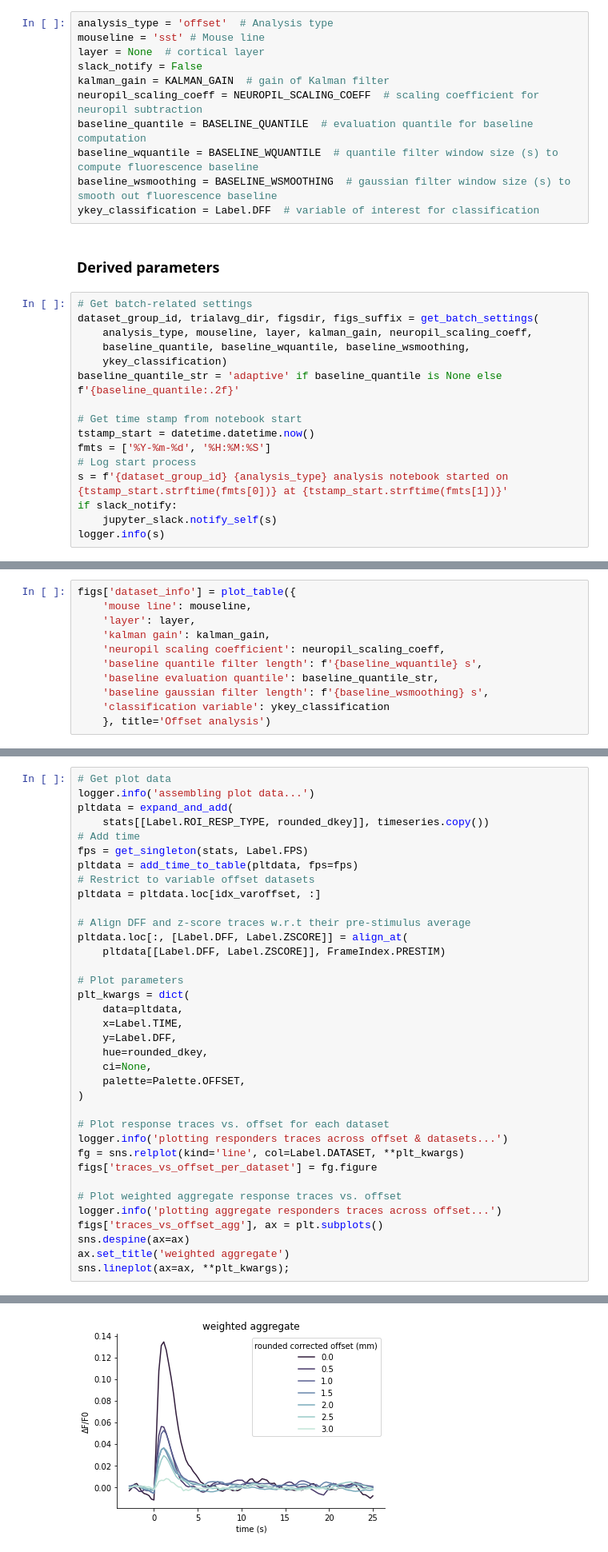
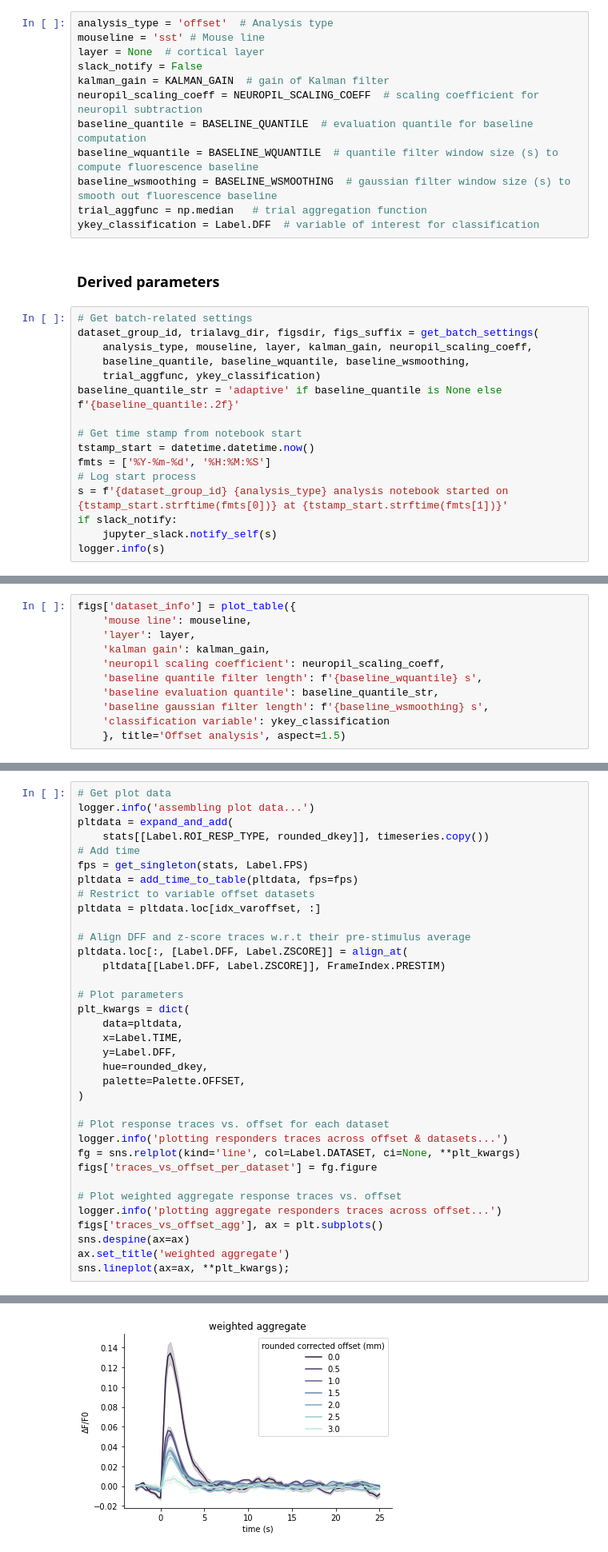
Before and after one commit to shohamlab/usnm2p, a Jupyter notebook: spatial_offset_analysis.ipynb, the cells around one changed output, grey strips where cells are left out. Shown: that part at 80% size. Cells and saved outputs as stored; diff of their text form.

```diff
--- a/spatial_offset_analysis.ipynb
+++ b/spatial_offset_analysis.ipynb
@@ -38,6 +38,7 @@ neuropil_scaling_coeff = NEUROPIL_SCALING_COEFF  # scaling coefficient for neuro
 baseline_quantile = BASELINE_QUANTILE  # evaluation quantile for baseline computation
 baseline_wquantile = BASELINE_WQUANTILE  # quantile filter window size (s) to compute fluorescence baseline
 baseline_wsmoothing = BASELINE_WSMOOTHING  # gaussian filter window size (s) to smooth out fluorescence baseline
+trial_aggfunc = np.median   # trial aggregation function
 ykey_classification = Label.DFF  # variable of interest for classification
 # %% [markdown]
 ### Derived parameters
@@ -46,7 +47,7 @@ ykey_classification = Label.DFF  # variable of interest for classification
 dataset_group_id, trialavg_dir, figsdir, figs_suffix = get_batch_settings(
     analysis_type, mouseline, layer, kalman_gain, neuropil_scaling_coeff,
     baseline_quantile, baseline_wquantile, baseline_wsmoothing,
-    ykey_classification)
+    trial_aggfunc, ykey_classification)
 baseline_quantile_str = 'adaptive' if baseline_quantile is None else f'{baseline_quantile:.2f}'
 
 # Get time stamp from notebook start
@@ -72,5 +73,5 @@ figs['dataset_info'] = plot_table({
     'baseline evaluation quantile': baseline_quantile_str,
     'baseline gaussian filter length': f'{baseline_wsmoothing} s',
     'classification variable': ykey_classification
-    }, title='Offset analysis')
+    }, title='Offset analysis', aspect=1.5)
 # %% [output]
@@ -353,13 +354,12 @@ plt_kwargs = dict(
     x=Label.TIME,
     y=Label.DFF,
     hue=rounded_dkey,
-    ci=None,
     palette=Palette.OFFSET,
 )
 
 # Plot response traces vs. offset for each dataset
 logger.info('plotting responders traces across offset & datasets...')
-fg = sns.relplot(kind='line', col=Label.DATASET, **plt_kwargs)
+fg = sns.relplot(kind='line', col=Label.DATASET, ci=None, **plt_kwargs)
 figs['traces_vs_offset_per_dataset'] = fg.figure
 
 # Plot weighted aggregate response traces vs. offset
@@ -378,5 +378,5 @@ sns.lineplot(ax=ax, **plt_kwargs);
 [figure]
-[figure, old version]
+[figure, new version]
 # %% [markdown]
 ### Plot comparison of centered vs. 1.5 mm offset
 # %%
```
Also changed, not shown: parts of 12 cells of this notebook, 5 other files.
